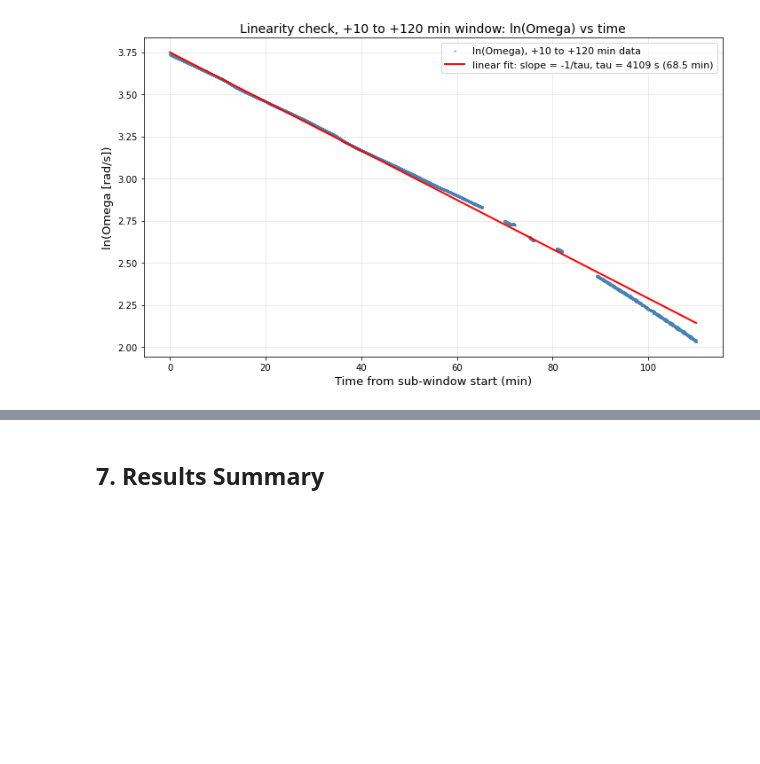
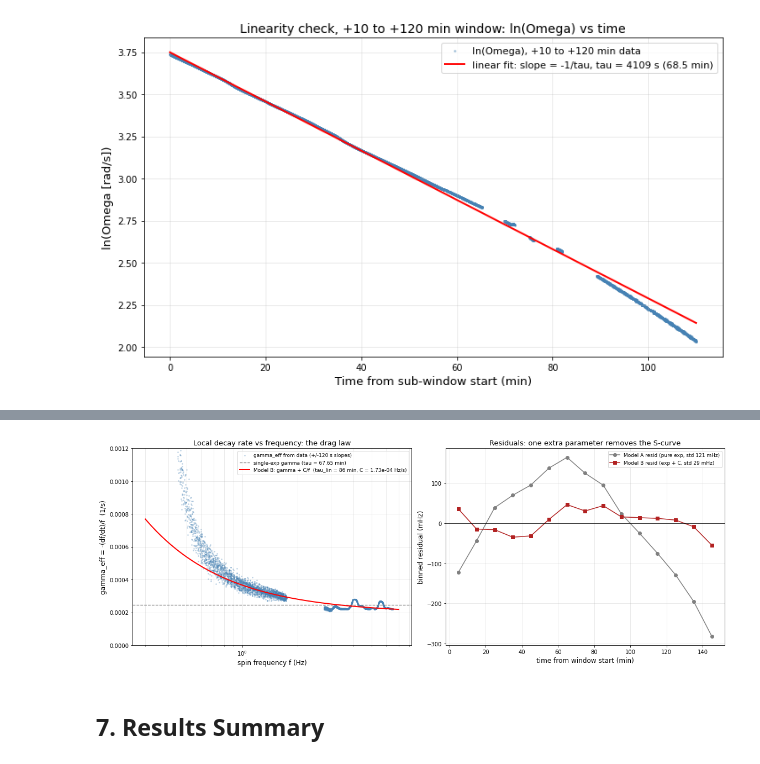
Before and after one commit to Moore-Lab/Decay-Sail, a Jupyter notebook: analysis/spindown_20260702.ipynb, the cells around one changed output, grey strips where cells are left out. Saved outputs shown, nothing was run; the diff lists cells and outputs as text; code cells hidden in the pictures; blank space fills up the shorter version.

```diff
--- a/analysis/spindown_20260702.ipynb
+++ b/analysis/spindown_20260702.ipynb
@@ -761,3 +856,59 @@ plt.show()
+# %%
+# gamma_eff(f) = -(df/dt)/f, model-independent: slope over a +/-120 s baseline,
+# using only points whose entire slope window is free of cut samples (otherwise the
+# slope spans a data gap and is meaningless).
+N2 = int(120 * FS_RING)
+slope120 = np.zeros_like(freq_fit_all)
+slope120[N2:-N2] = (freq_fit_all[2 * N2:] - freq_fit_all[:-2 * N2]) / (2 * N2 / FS_RING)
+bad_frac = uniform_filter1d((~drag_mask).astype(float), size=2 * N2 + 1)
+ge_ok = drag_mask & (bad_frac * (2 * N2 + 1) < 0.5)
+
+ge_f = freq_fit_all[ge_ok]
+gamma_eff = -slope120[ge_ok] / ge_f
+GAMMA_SINGLE = 1.0 / (67.65 * 60.0)   # the Section 5 single-exponential value
+
+fig, axes = plt.subplots(1, 2, figsize=(16, 6))
+
+stride = max(1, len(ge_f) // 6000)
+axes[0].scatter(ge_f[::stride], gamma_eff[::stride], s=3, alpha=0.25, color='steelblue',
+                label='gamma_eff from data (+/-120 s slopes)')
+f_line = np.linspace(0.3, 7, 300)
+axes[0].axhline(GAMMA_SINGLE, color='gray', ls='--', lw=1.3,
+                label='single-exp gamma (tau = 67.65 min)')
+axes[0].plot(f_line, gB + CB / f_line, 'r-', lw=2,
+             label=f'Model B: gamma + C/f  (tau_lin = {1/gB/60:.0f} min, C = {CB:.2e} Hz/s)')
+axes[0].set_xscale('log')
+axes[0].set_xlabel('spin frequency f (Hz)', fontsize=12)
+axes[0].set_ylabel('gamma_eff = -(df/dt)/f  (1/s)', fontsize=12)
+axes[0].set_ylim(0, 1.2e-3)
+axes[0].set_title('Local decay rate vs frequency: the drag law', fontsize=13)
+axes[0].legend(fontsize=9)
+axes[0].grid(True, which='both', alpha=0.3)
+
+BIN_MIN = 10
+nb = int(np.ceil(rm_d[-1] / BIN_MIN))
+tb, ra, rb = [], [], []
+for k in range(nb):
+    m2 = (rm_d >= k * BIN_MIN) & (rm_d < (k + 1) * BIN_MIN)
+    if m2.sum():
+        tb.append(k * BIN_MIN + BIN_MIN / 2)
+        ra.append(residA[m2].mean())
+        rb.append(residB[m2].mean())
+axes[1].plot(tb, np.array(ra) * 1e3, 'o-', color='gray',
+             label=f'Model A resid (pure exp, std {residA.std()*1e3:.0f} mHz)')
+axes[1].plot(tb, np.array(rb) * 1e3, 's-', color='firebrick',
+             label=f'Model B resid (exp + C, std {residB.std()*1e3:.0f} mHz)')
+axes[1].axhline(0, color='black', lw=0.7)
+axes[1].set_xlabel('time from window start (min)', fontsize=12)
+axes[1].set_ylabel('binned residual (mHz)', fontsize=12)
+axes[1].set_title('Residuals: one extra parameter removes the S-curve', fontsize=13)
+axes[1].legend(fontsize=9)
+axes[1].grid(True, alpha=0.3)
+
+plt.tight_layout()
+plt.show()
+# %% [output]
+[figure, added]
 # %% [markdown]
 ## 7. Results Summary
 # %%
```
Also changed, not shown: parts of 2 cells of this notebook.
